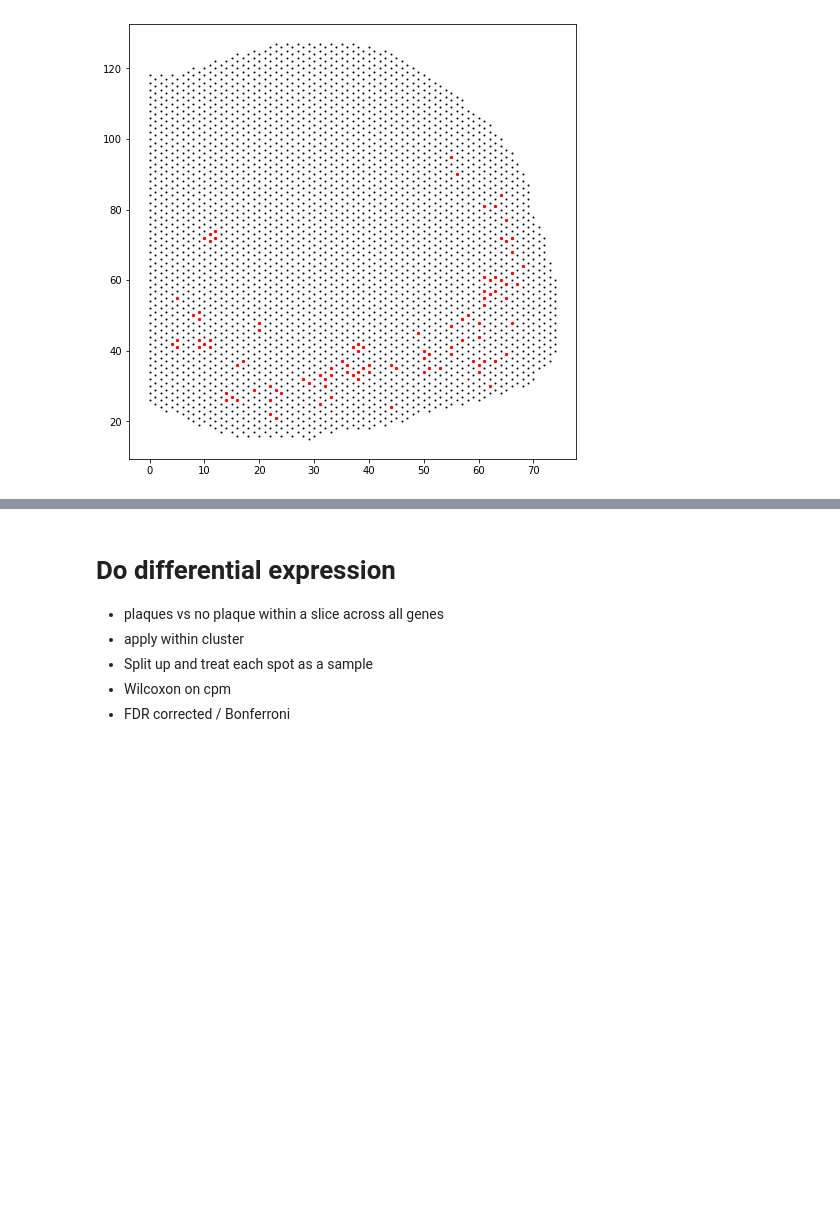
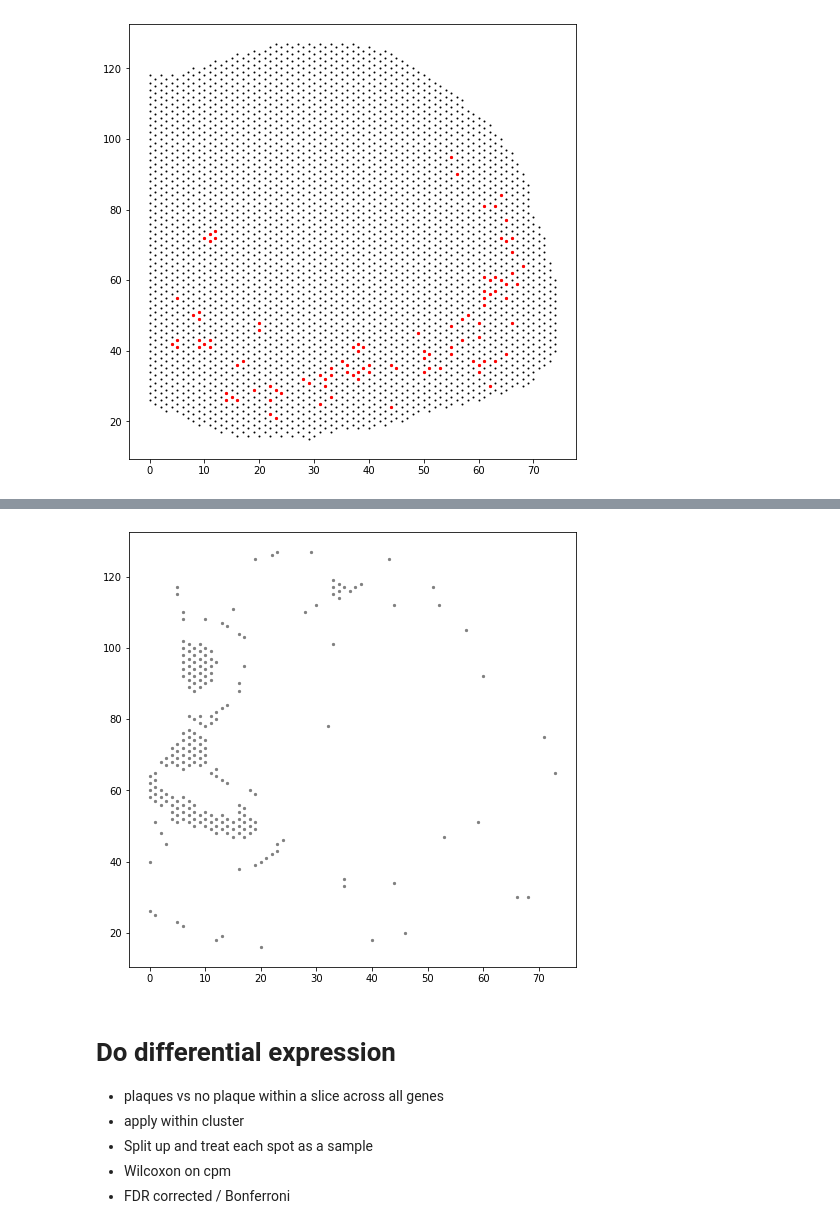
Before and after one commit to dmnburrows/spatial_transcriptomics, a Jupyter notebook: plaque_DE.ipynb, the cells around one changed output, grey strips where cells are left out. Cells and saved outputs as stored; diff of their text form; code cells hidden in the pictures; blank space fills up the shorter version.

```diff
--- a/plaque_DE.ipynb
+++ b/plaque_DE.ipynb
@@ -89,3 +132,18 @@ gene_pm = gene_p.X.toarray()
+# %%
+# Specific clusters
+
+#Cortex plaques
+cort_l = [0]
+
+fig = plt.figure(figsize=(8,8))
+for x in range(len(np.unique(clust_df['cluster']))):
+    if x in cort_l:
+        plt.scatter(rows[row_ind[x]], cols[row_ind[x]], s=5, label = str(x), c = 'grey')
+        #plt.scatter(rows[plq_bool], cols[plq_bool], s=10, c='k')
+#plt.savefig('fig_dump/plaque-clusters-01.svg', transparent=True)
+plt.show()
+# %% [output]
+[figure, added]
 # %% [markdown]
 # Do differential expression
 * plaques vs no plaque within a slice across all genes
```
Also changed, not shown: parts of 36 cells of this notebook.
